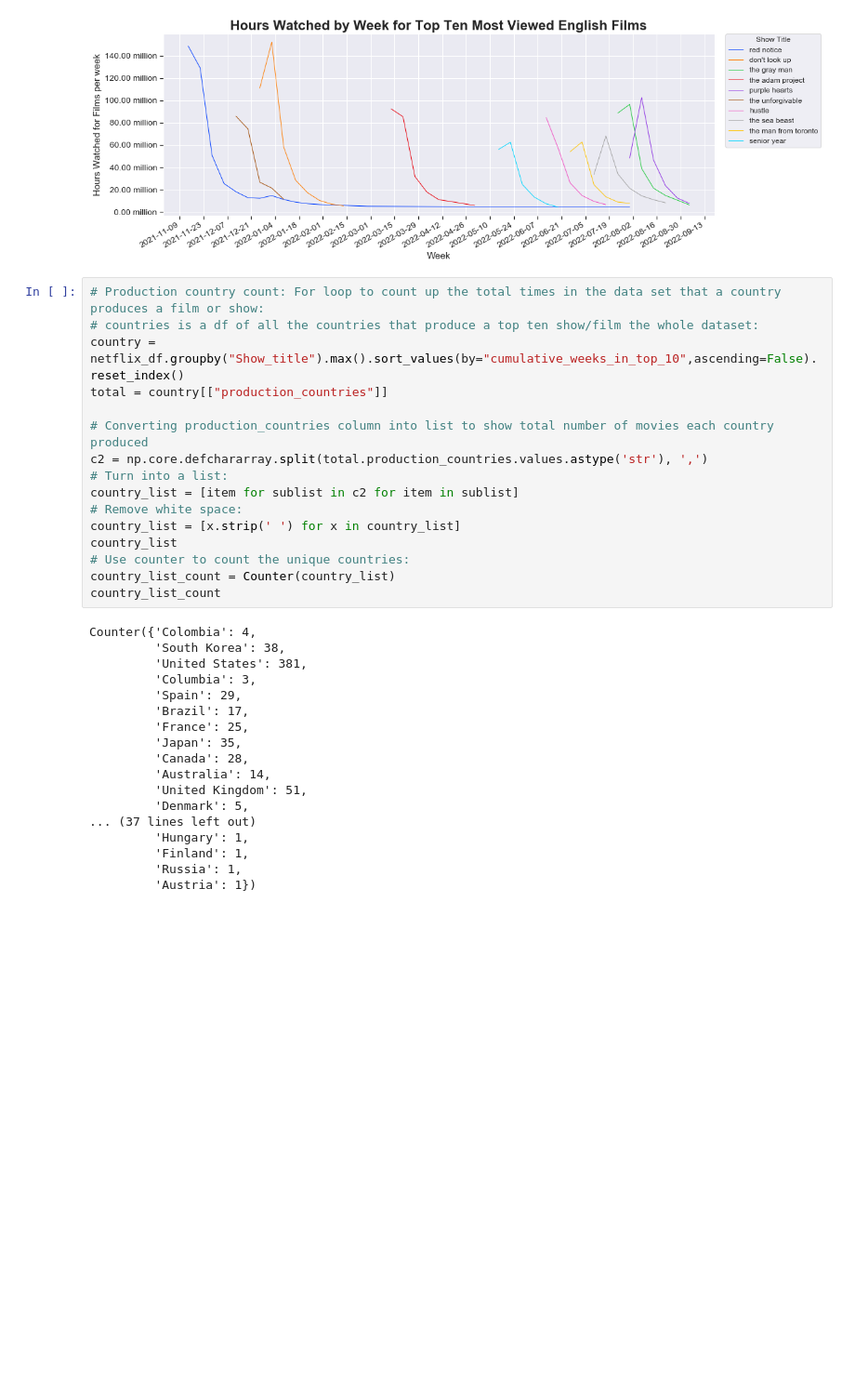
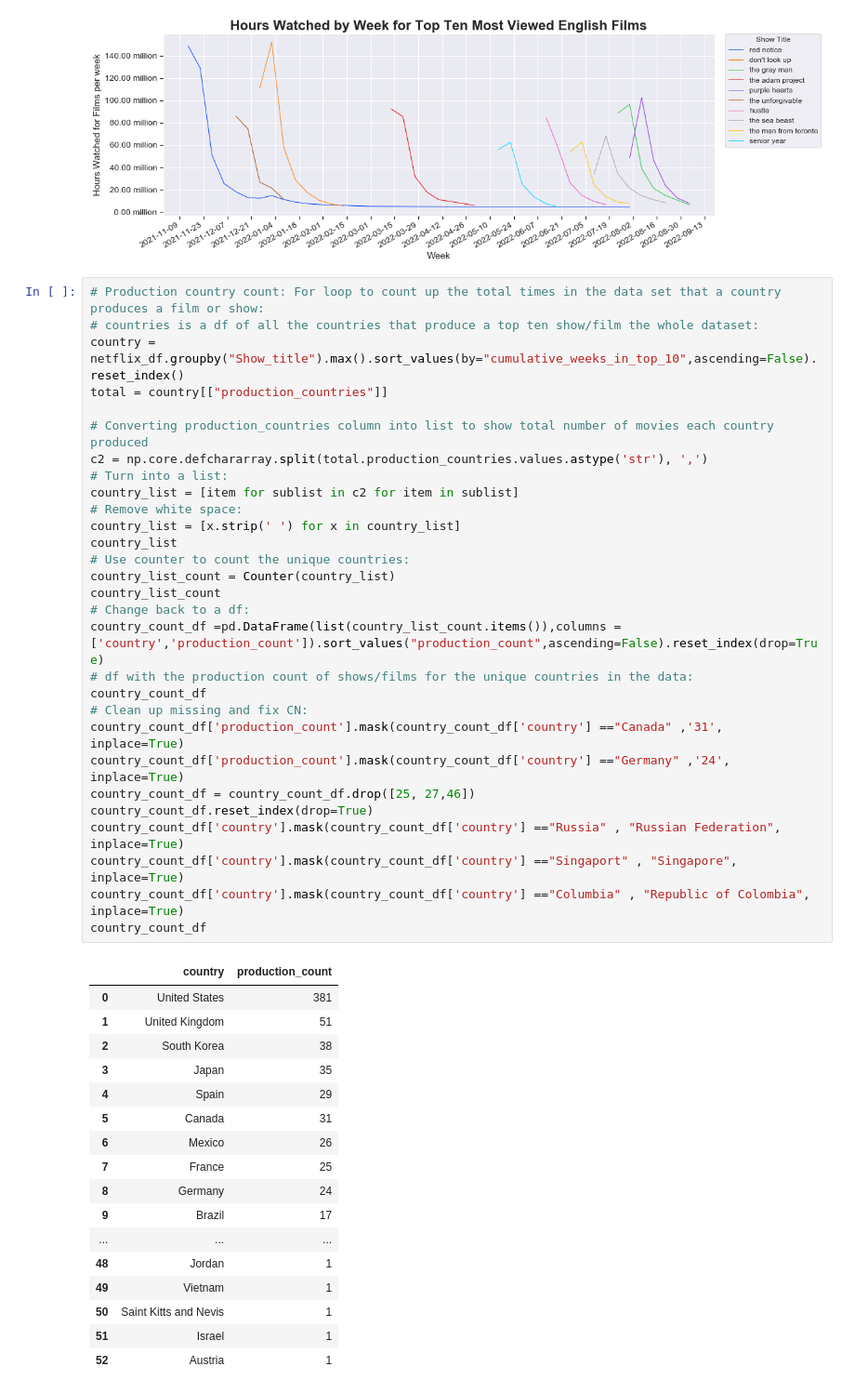
Before and after one commit to EdithLotterman/Project-1-Team-8, a Jupyter notebook: team8_netflix_proj1_Analysis.ipynb, the cells around one changed output. Shown at 93% size. Drawn from its saved outputs; the diff is of its cells as text; blank space fills up the shorter version.

```diff
--- a/team8_netflix_proj1_Analysis.ipynb
+++ b/team8_netflix_proj1_Analysis.ipynb
@@ -631,34 +598,47 @@ fig.savefig('./output_data/Hours_TopTenFilms_English_byWeek.png')
 # %%
 # Production country count: For loop to count up the total times in the data set that a country produces a film or show:
 # countries is a df of all the countries that produce a top ten show/film the whole dataset:
 country = netflix_df.groupby("Show_title").max().sort_values(by="cumulative_weeks_in_top_10",ascending=False).reset_index()
 total = country[["production_countries"]]
 
 # Converting production_countries column into list to show total number of movies each country produced
 c2 = np.core.defchararray.split(total.production_countries.values.astype('str'), ',')
 # Turn into a list:
 country_list = [item for sublist in c2 for item in sublist]
 # Remove white space:
 country_list = [x.strip(' ') for x in country_list]
 country_list
 # Use counter to count the unique countries:
 country_list_count = Counter(country_list)
 country_list_count
+# Change back to a df:
+country_count_df =pd.DataFrame(list(country_list_count.items()),columns = ['country','production_count']).sort_values("production_count",ascending=False).reset_index(drop=True)
+# df with the production count of shows/films for the unique countries in the data:
+country_count_df
+# Clean up missing and fix CN:
+country_count_df['production_count'].mask(country_count_df['country'] =="Canada" ,'31', inplace=True)
+country_count_df['production_count'].mask(country_count_df['country'] =="Germany" ,'24', inplace=True)
+country_count_df = country_count_df.drop([25, 27,46])
+country_count_df.reset_index(drop=True)
+country_count_df['country'].mask(country_count_df['country'] =="Russia" , "Russian Federation", inplace=True)
+country_count_df['country'].mask(country_count_df['country'] =="Singaport" , "Singapore", inplace=True)
+country_count_df['country'].mask(country_count_df['country'] =="Columbia" , "Republic of Colombia", inplace=True)
+country_count_df
 # %% [output]
-Counter({'Colombia': 4,
-         'South Korea': 38,
-         'United States': 381,
-         'Columbia': 3,
-         'Spain': 29,
-         'Brazil': 17,
-         'France': 25,
-         'Japan': 35,
-         'Canada': 28,
-         'Australia': 14,
-         'United Kingdom': 51,
-         'Denmark': 5,
-... (37 lines left out)
-         'Hungary': 1,
-         'Finland': 1,
-         'Russia': 1,
-         'Austria': 1})
+|  | country | production_count |
+| 0 | United States | 381 |
+| 1 | United Kingdom | 51 |
+| 2 | South Korea | 38 |
+| 3 | Japan | 35 |
+| 4 | Spain | 29 |
+| 5 | Canada | 31 |
+| 6 | Mexico | 26 |
+| 7 | France | 25 |
+| 8 | Germany | 24 |
+| 9 | Brazil | 17 |
+| ... | ... | ... |
+| 48 | Jordan | 1 |
+| 49 | Vietnam | 1 |
+| 50 | Saint Kitts and Nevis | 1 |
+| 51 | Israel | 1 |
+| 52 | Austria | 1 |
```
Also changed, not shown: parts of 8 cells of this notebook, 3 other files.
